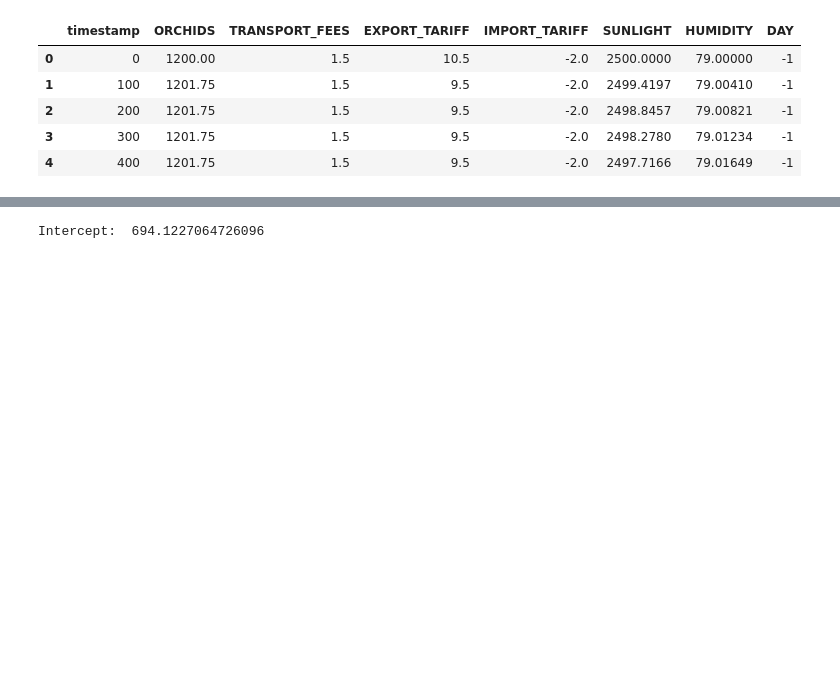
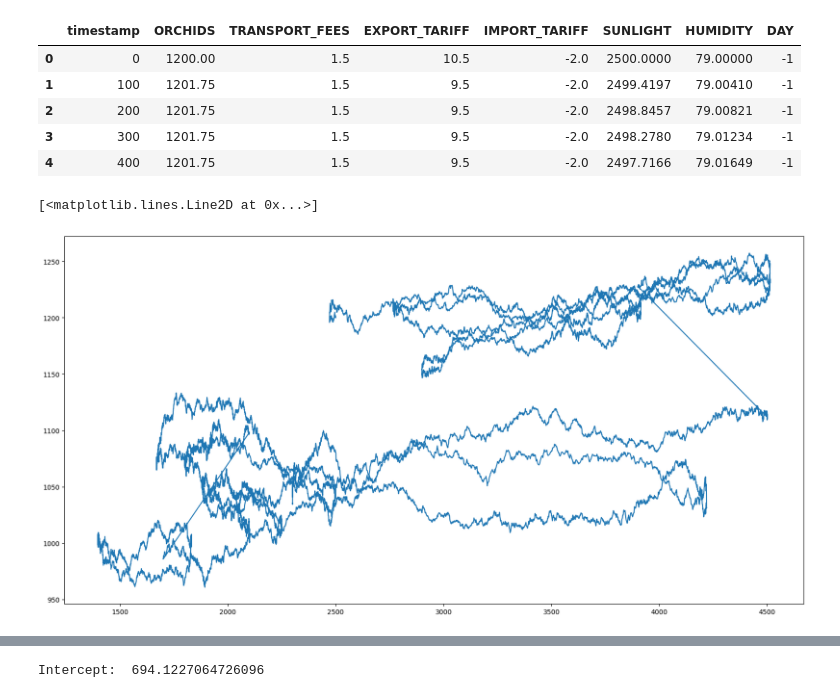
Before and after one commit to simonswe/prosperity2_traderbots, a Jupyter notebook: round2/orchids.ipynb, the cells around one changed output, grey strips where cells are left out. Cells and saved outputs as stored; diff of their text form; code cells hidden in the pictures; blank space fills up the shorter version.

Commit message:
visuals

```diff
--- a/round2/orchids.ipynb
+++ b/round2/orchids.ipynb
@@ -26,3 +27,9 @@ df.head()
 # %%
 x = df[['SUNLIGHT', 'HUMIDITY']]
 y = df['ORCHIDS']
+# %%
+plt.figure(figsize=(20, 10))
+plt.plot(df['SUNLIGHT'], y)
+# %% [output]
+[<matplotlib.lines.Line2D at 0x...>]
+[figure, added]
```
Also changed, not shown: parts of 2 cells of this notebook.
